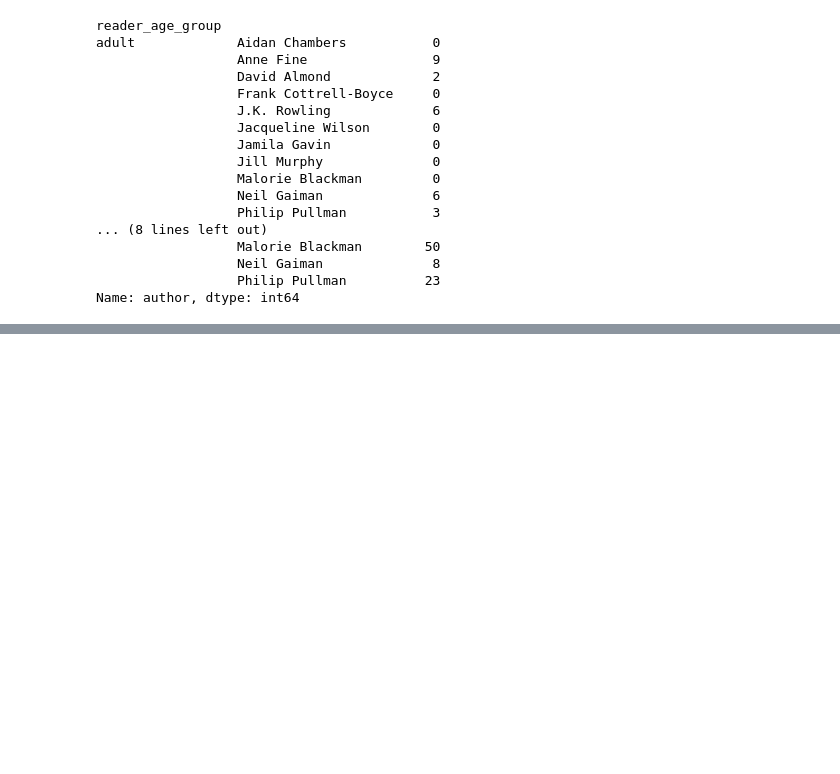
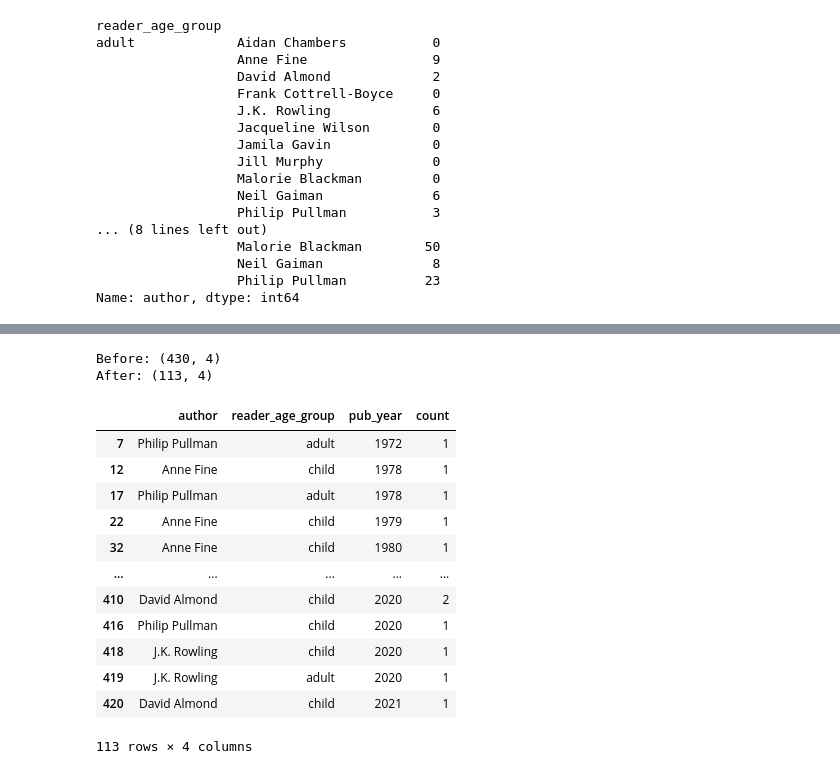
Before and after one commit to dimboump/crosswriters, a Jupyter notebook: 0-get_english_corpus.ipynb, the cells around one changed output, grey strips where cells are left out. Drawn from its saved outputs; the diff is of its cells as text; code cells hidden in the pictures; blank space fills up the shorter version.

```diff
--- a/0-get_english_corpus.ipynb
+++ b/0-get_english_corpus.ipynb
@@ -131,0 +369,37 @@ Name: reader_age_group, dtype: int64
+# %%
+tidy_df = (
+    pd.melt(
+        works_df.reset_index(),
+        id_vars=('author', 'reader_age_group'),
+        var_name='pub_year',
+        value_name='count'
+    )
+)
+
+print("Before:", tidy_df.shape)
+
+tidy_df = (
+    tidy_df[tidy_df['count'] > 0]
+    .astype({'count': int})
+)
+
+print("After:", tidy_df.shape)
+
+tidy_df['pub_year'] = pd.to_datetime(tidy_df['pub_year'], format='%Y').dt.year
+tidy_df
+# %% [output]
+Before: (430, 4)
+After: (113, 4)
+|  | author | reader_age_group | pub_year | count |
+| 7 | Philip Pullman | adult | 1972 | 1 |
+| 12 | Anne Fine | child | 1978 | 1 |
+| 17 | Philip Pullman | adult | 1978 | 1 |
+| 22 | Anne Fine | child | 1979 | 1 |
+| 32 | Anne Fine | child | 1980 | 1 |
+| ... | ... | ... | ... | ... |
+| 410 | David Almond | child | 2020 | 2 |
+| 416 | Philip Pullman | child | 2020 | 1 |
+| 418 | J.K. Rowling | child | 2020 | 1 |
+| 419 | J.K. Rowling | adult | 2020 | 1 |
+| 420 | David Almond | child | 2021 | 1 |
+113 rows × 4 columns
```
Also changed, not shown: parts of 30 cells of this notebook, 7 other files.
